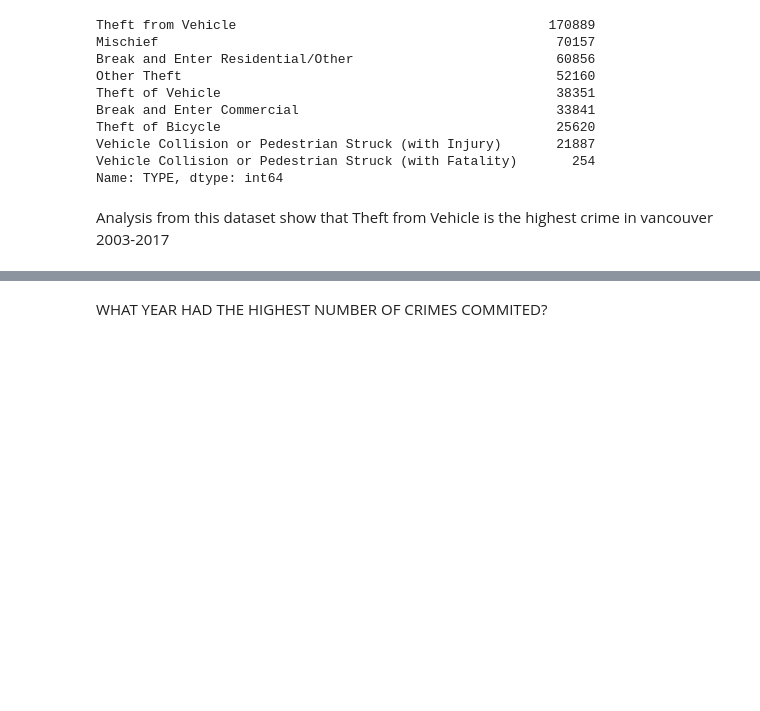
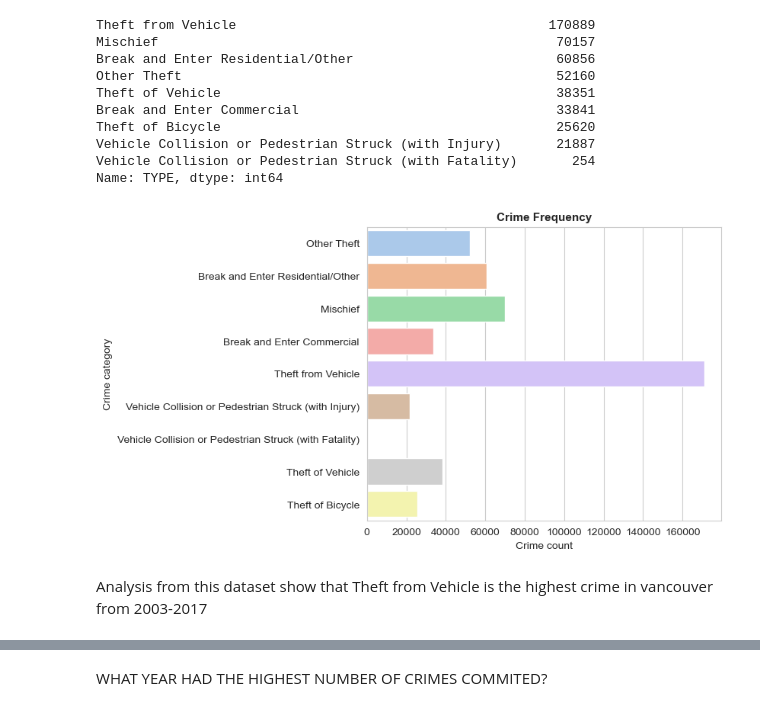
Before and after one commit to damolaosho/crime-analysis-vancouver, a Jupyter notebook: crime-analysis.ipynb, the cells around one changed output, grey strips where cells are left out. Saved outputs shown, nothing was run; the diff lists cells and outputs as text; code cells hidden in the pictures; blank space fills up the shorter version.

```diff
--- a/crime-analysis.ipynb
+++ b/crime-analysis.ipynb
@@ -4,5 +6,7 @@ import numpy as np
 import matplotlib.pyplot as plt
 import pandas as pd
 import seaborn as sns
+
+sns.set_style('whitegrid')
 # %%
 df = pd.read_csv("crime.csv")
@@ -176,5 +199,16 @@ Theft of Bicycle                                           25620
 Vehicle Collision or Pedestrian Struck (with Injury)       21887
 Vehicle Collision or Pedestrian Struck (with Fatality)       254
 Name: TYPE, dtype: int64
+# %%
+crimerate_countplt, crime_ax  = plt.subplots(figsize=(6,5))
+
+sns.countplot(y=df['TYPE'], ax = crime_ax, palette='pastel')
+
+plt.title('Crime Frequency', fontweight = 'bold', fontsize = '11')
+plt.xlabel('Crime count')
+plt.ylabel('Crime category')
+plt.show()
+# %% [output]
+[figure, added]
 # %% [markdown]
-Analysis from this dataset show that Theft from Vehicle is the highest crime in vancouver 2003-2017
+Analysis from this dataset show that Theft from Vehicle is the highest crime in vancouver from 2003-2017
```
Also changed, not shown: parts of 19 cells of this notebook.
